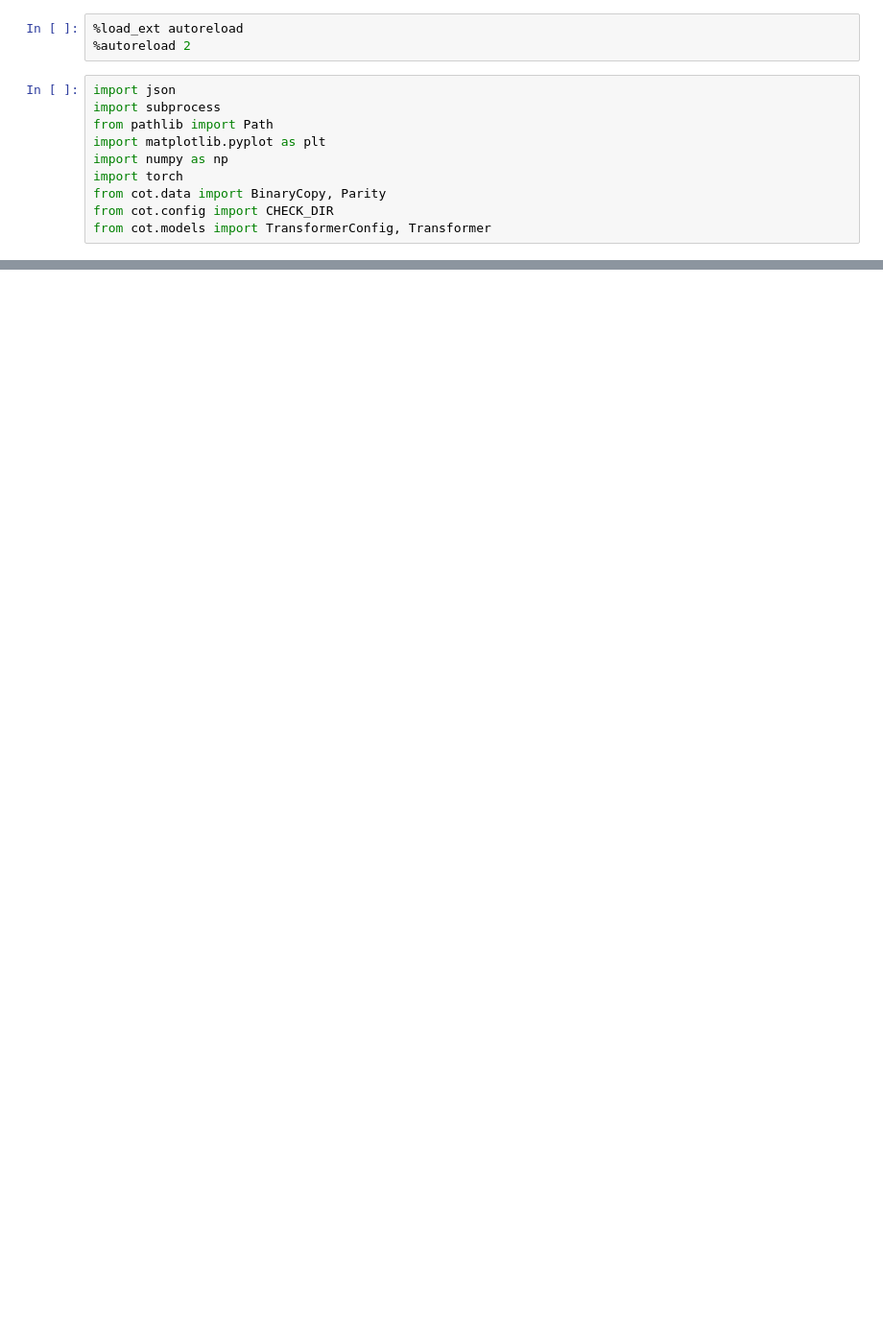
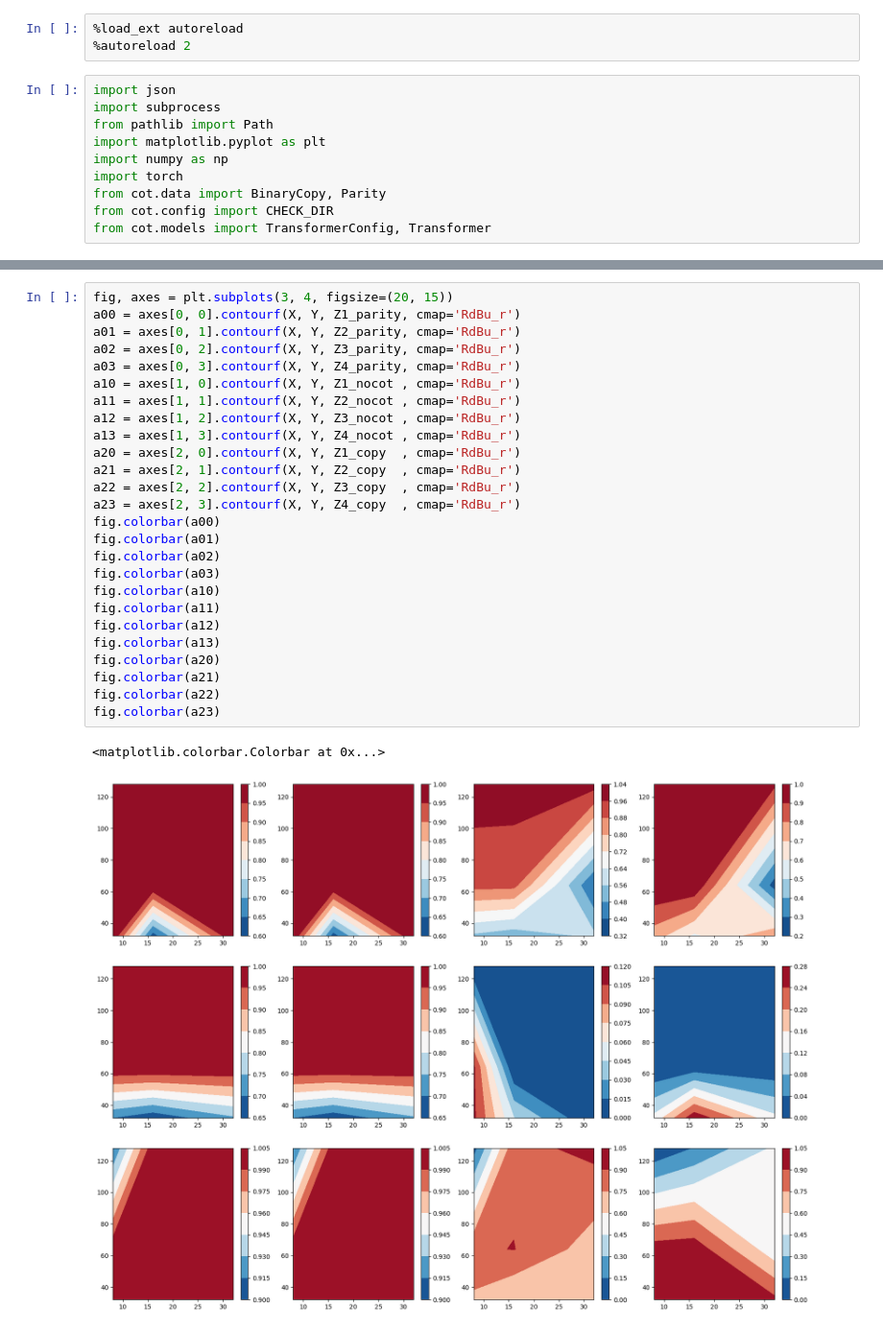
Before and after one commit to fairinternal/composable-llm, a Jupyter notebook: notebooks/scratchpad_result.ipynb, the cells around one changed output, grey strips where cells are left out. Shown at 96% size. Cells and saved outputs as stored; diff of their text form; blank space fills up the shorter version.

```diff
--- a/notebooks/scratchpad_result.ipynb
+++ b/notebooks/scratchpad_result.ipynb
@@ -196,0 +180,29 @@ axes[1].imshow(attn1 > .5)
+# %%
+fig, axes = plt.subplots(3, 4, figsize=(20, 15))
+a00 = axes[0, 0].contourf(X, Y, Z1_parity, cmap='RdBu_r')
+a01 = axes[0, 1].contourf(X, Y, Z2_parity, cmap='RdBu_r')
+a02 = axes[0, 2].contourf(X, Y, Z3_parity, cmap='RdBu_r')
+a03 = axes[0, 3].contourf(X, Y, Z4_parity, cmap='RdBu_r')
+a10 = axes[1, 0].contourf(X, Y, Z1_nocot , cmap='RdBu_r')
+a11 = axes[1, 1].contourf(X, Y, Z2_nocot , cmap='RdBu_r')
+a12 = axes[1, 2].contourf(X, Y, Z3_nocot , cmap='RdBu_r')
+a13 = axes[1, 3].contourf(X, Y, Z4_nocot , cmap='RdBu_r')
+a20 = axes[2, 0].contourf(X, Y, Z1_copy  , cmap='RdBu_r')
+a21 = axes[2, 1].contourf(X, Y, Z2_copy  , cmap='RdBu_r')
+a22 = axes[2, 2].contourf(X, Y, Z3_copy  , cmap='RdBu_r')
+a23 = axes[2, 3].contourf(X, Y, Z4_copy  , cmap='RdBu_r')
+fig.colorbar(a00)
+fig.colorbar(a01)
+fig.colorbar(a02)
+fig.colorbar(a03)
+fig.colorbar(a10)
+fig.colorbar(a11)
+fig.colorbar(a12)
+fig.colorbar(a13)
+fig.colorbar(a20)
+fig.colorbar(a21)
+fig.colorbar(a22)
+fig.colorbar(a23)
+# %% [output]
+<matplotlib.colorbar.Colorbar at 0x...>
+[figure, added]
```
Also changed, not shown: parts of 17 cells of this notebook.
